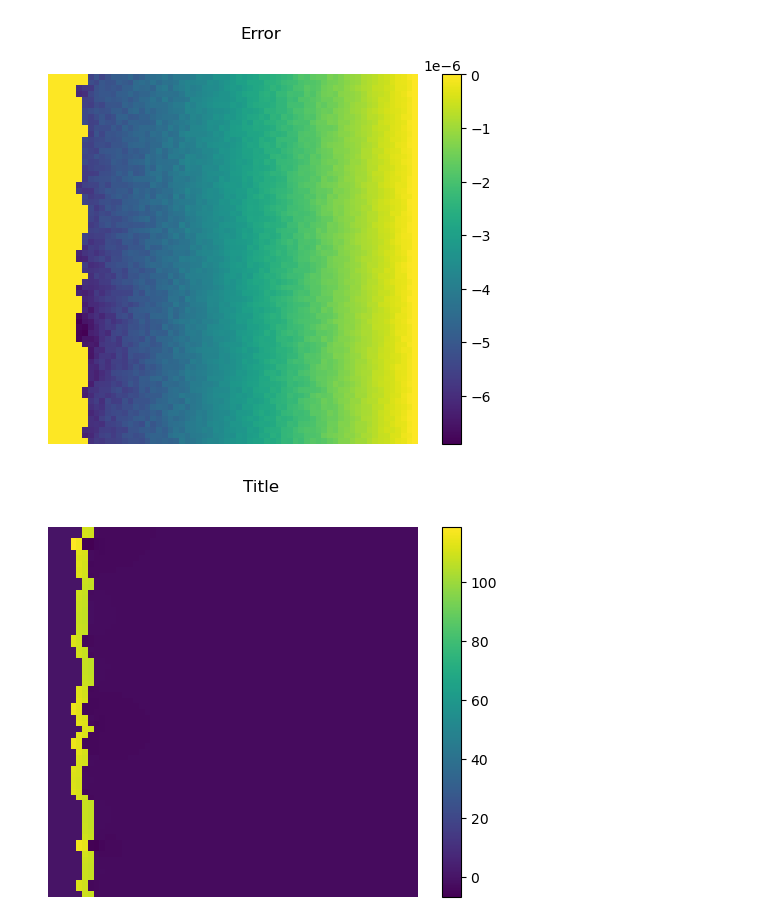
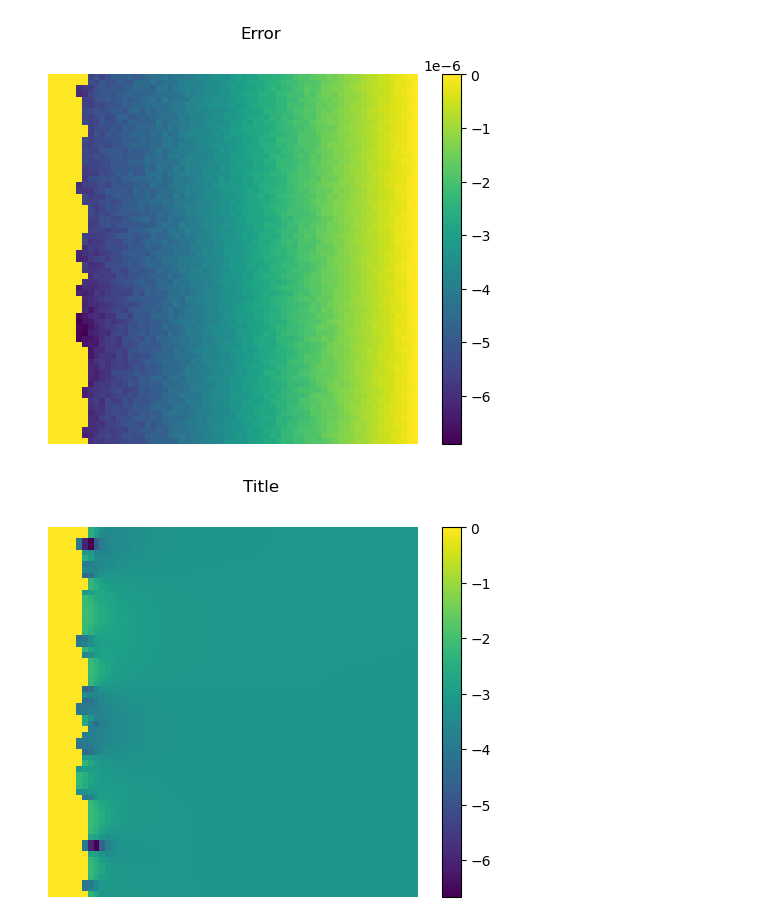
Before and after one commit to ymlasu/MFEA-Net, a Jupyter notebook: MFEANet_thermal_Ti64_test.ipynb, the cells around one changed output. Saved outputs shown, nothing was run; the diff lists cells and outputs as text; code cells hidden in the pictures.

Commit message:
added element mask into data generation

```diff
--- a/MFEANet_thermal_Ti64_test.ipynb
+++ b/MFEANet_thermal_Ti64_test.ipynb
@@ -27,12 +27,14 @@ test_set = MechanicalDataSet('data/data_Ti64/thermal_Ti64.h5', device)
 # n_test = 2**5
 # test_set = ThermalDataSet('data/thermal/thermal_test.h5', device)
 test_dataloader = DataLoader(test_set, batch_size=bs, shuffle=True)
-mask_test, dirich_idx_test, dirich_value_test, neumann_value_test, neumann_conn_test, material_test, f_test, u_test = next(iter(test_dataloader))
-solution_test, f_test, d_test, d_idx_test, t_test, t_conn_test, m_test, msk_test = (torch.unsqueeze(u_test[k], 0).to(device_predict),
+elem_mask_test, node_mask_test, dirich_idx_test, dirich_value_test, neumann_idx_test, neumann_value_test, neumann_conn_test, material_test, f_test, u_test = next(iter(test_dataloader))
+solution_test, f_test, d_test, d_idx_test, t_idx_test, t_test, t_conn_test, m_test, emsk_test, nmsk_test = (torch.unsqueeze(u_test[k], 0).to(device_predict),
                                                                          torch.unsqueeze(f_test[k], 0).to(device_predict),
                                                                          torch.unsqueeze(dirich_value_test[k], 0).to(device_predict),
                                                                          torch.unsqueeze(dirich_idx_test[k], 0).to(device_predict),
+                                                                         torch.unsqueeze(neumann_idx_test[k], 0).to(device_predict),
                                                                          torch.unsqueeze(neumann_value_test[k], 0).to(device_predict),
                                                                          torch.unsqueeze(neumann_conn_test[k], 0).to(device_predict),
                                                                          torch.unsqueeze(material_test[k], 0).to(device_predict),
-                                                                         torch.unsqueeze(mask_test[k], 0).to(device_predict))
+                                                                         torch.unsqueeze(elem_mask_test[k], 0).to(device_predict),
+                                                                         torch.unsqueeze(node_mask_test[k], 0).to(device_predict))
@@ -66,7 +66,7 @@ EPS = 1e-6
 n_jac = 0
 jacu_test = torch.ones(size=(1, ku, n_elem+1, n_elem+1), requires_grad=False, dtype=torch.double).to(device_predict)
 jacu_test = grid.jac.reset_boundary(jacu_test, d_test, d_idx_test)
-residual = grid.net(None, None, h, jacu_test, d_idx_test, f_test, t_test, t_conn_test, m_test, msk_test)
+residual = grid.net(None, None, h, jacu_test, d_idx_test, f_test, t_test, t_conn_test, m_test, nmsk_test)
 res = torch.norm(residual).item()
 res_arr = [res]
 
@@ -95,10 +95,10 @@ with torch.no_grad():
     n = n_elem
     n_mg_jac = 0
     mg_jac = MultiGrid(h, n, pacnet=None, device=device, nb_layers=3, iterator='jac') # create a multigrid model
-    mg_jac.ProblemDictArray(f_test,t_test,t_conn_test,d_test,d_idx_test,m_test,msk_test)
+    mg_jac.ProblemDictArray(f_test,t_test,t_conn_test,d_test,d_idx_test,m_test,nmsk_test)
     u_mg_jac = torch.ones((1, 1, n+1, n+1), requires_grad=False, dtype=torch.double).to(device)
     u_mg_jac = mg_jac.iterators[0].grid.jac.reset_boundary(u_mg_jac, d_test, d_idx_test)
-    residual = mg_jac.iterators[0].grid.net(None, None, h, u_mg_jac, d_idx_test, f_test, t_test, t_conn_test, m_test,msk_test)
+    residual = mg_jac.iterators[0].grid.net(None, None, h, u_mg_jac, d_idx_test, f_test, t_test, t_conn_test, m_test,nmsk_test)
     res = torch.norm(residual).item()
     err_occured = False
     res_arr_mgjac = [res]
@@ -107,7 +107,7 @@ with torch.no_grad():
     start = time.time()
     while (abs(res) > EPS):
         u_mg_jac = mg_jac.Step(u_mg_jac)
-        residual = mg_jac.iterators[0].grid.net(None, None, h, u_mg_jac, d_idx_test, f_test, t_test, t_conn_test, m_test, msk_test)
+        residual = mg_jac.iterators[0].grid.net(None, None, h, u_mg_jac, d_idx_test, f_test, t_test, t_conn_test, m_test, nmsk_test)
         res = torch.norm(residual).item()
         res_arr_mgjac.append(res)
         n_mg_jac += 1
@@ -167,7 +167,7 @@ plot.plot_thermalfield(u_mg_jac[0]-solution_test[0], "Error")
 # %%
 from feanet.derivative import DerivativeNet
 x_derivative = DerivativeNet(1, h)
-flux=x_derivative(u_mg_jac.float(), mask_test, 'x')
+flux=x_derivative(u_mg_jac.float(), nmsk_test.float(), 'x')
 plot.plot_thermalfield(flux[0])
 # %% [output]
-[figure, old version]
+[figure, new version]
```
Also changed, not shown: parts of 3 cells of this notebook, 7 other files.
